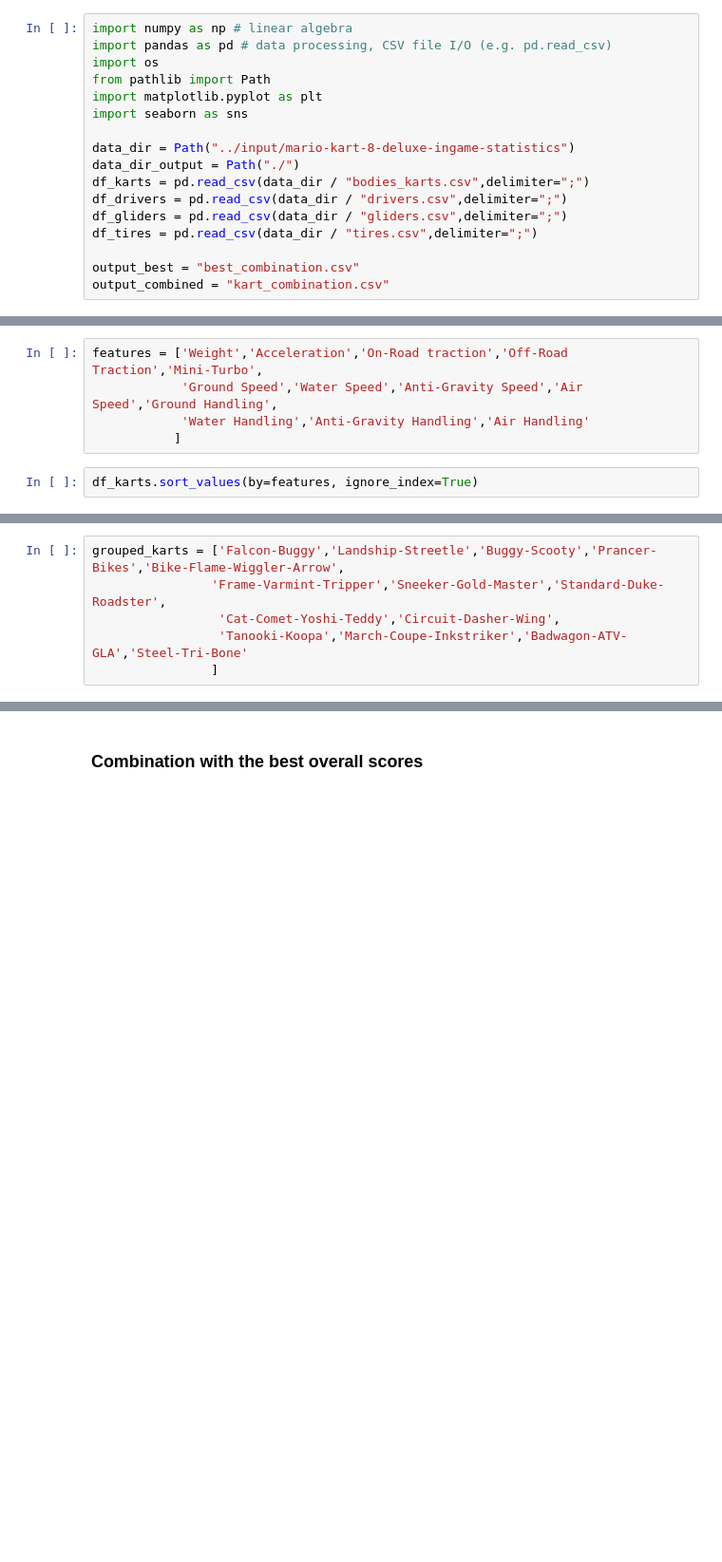
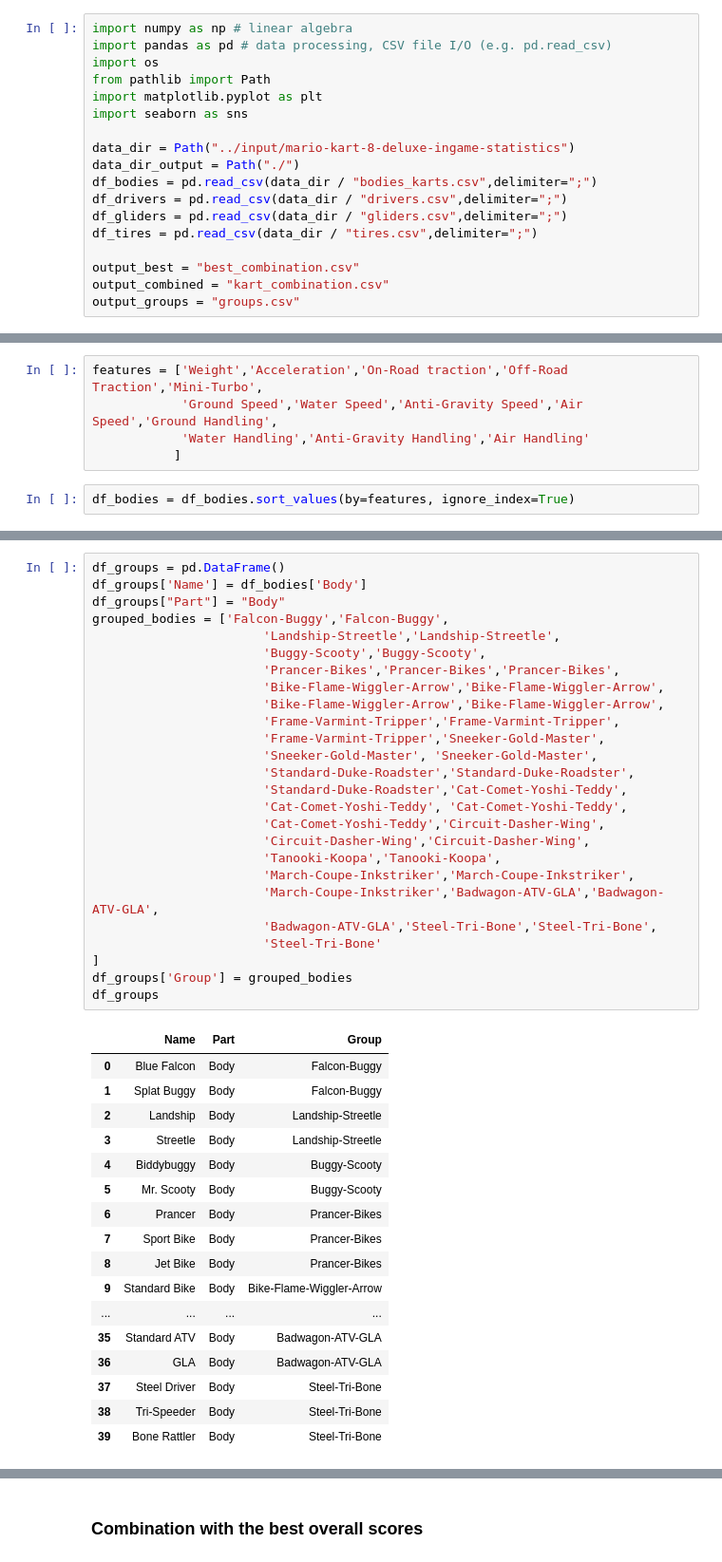
Before and after one commit to dorothyynwong/mario_kart_8_best, a Jupyter notebook: mario-kart-8.ipynb, the cells around one changed output, grey strips where cells are left out. Shown at 95% size. Drawn from its saved outputs; the diff is of its cells as text; blank space fills up the shorter version.

Commit message:
Kaggle Notebook | Mario Kart 8  | Version 5

```diff
--- a/mario-kart-8.ipynb
+++ b/mario-kart-8.ipynb
@@ -8,11 +8,12 @@ import seaborn as sns
 
 data_dir = Path("../input/mario-kart-8-deluxe-ingame-statistics")
 data_dir_output = Path("./")
-df_karts = pd.read_csv(data_dir / "bodies_karts.csv",delimiter=";")
+df_bodies = pd.read_csv(data_dir / "bodies_karts.csv",delimiter=";")
 df_drivers = pd.read_csv(data_dir / "drivers.csv",delimiter=";")
 df_gliders = pd.read_csv(data_dir / "gliders.csv",delimiter=";")
 df_tires = pd.read_csv(data_dir / "tires.csv",delimiter=";")
 
 output_best = "best_combination.csv"
 output_combined = "kart_combination.csv"
+output_groups = "groups.csv"
 # %%
@@ -73,4 +74,4 @@ features = ['Weight','Acceleration','On-Road traction','Off-Road Traction','Mini
             'Water Handling','Anti-Gravity Handling','Air Handling'
            ]
 # %%
-df_karts.sort_values(by=features, ignore_index=True)
+df_bodies = df_bodies.sort_values(by=features, ignore_index=True)
@@ -95,6 +78,44 @@ df_karts.sort_values(by=features, ignore_index=True)
 # %%
-grouped_karts = ['Falcon-Buggy','Landship-Streetle','Buggy-Scooty','Prancer-Bikes','Bike-Flame-Wiggler-Arrow',
-                'Frame-Varmint-Tripper','Sneeker-Gold-Master','Standard-Duke-Roadster',
-                 'Cat-Comet-Yoshi-Teddy','Circuit-Dasher-Wing',
-                 'Tanooki-Koopa','March-Coupe-Inkstriker','Badwagon-ATV-GLA','Steel-Tri-Bone'
-                ]
+df_groups = pd.DataFrame()
+df_groups['Name'] = df_bodies['Body']
+df_groups["Part"] = "Body"
+grouped_bodies = ['Falcon-Buggy','Falcon-Buggy',
+                       'Landship-Streetle','Landship-Streetle',
+                       'Buggy-Scooty','Buggy-Scooty',
+                       'Prancer-Bikes','Prancer-Bikes','Prancer-Bikes',
+                       'Bike-Flame-Wiggler-Arrow','Bike-Flame-Wiggler-Arrow',
+                       'Bike-Flame-Wiggler-Arrow','Bike-Flame-Wiggler-Arrow',
+                       'Frame-Varmint-Tripper','Frame-Varmint-Tripper',
+                       'Frame-Varmint-Tripper','Sneeker-Gold-Master',
+                       'Sneeker-Gold-Master', 'Sneeker-Gold-Master',
+                       'Standard-Duke-Roadster','Standard-Duke-Roadster',
+                       'Standard-Duke-Roadster','Cat-Comet-Yoshi-Teddy',
+                       'Cat-Comet-Yoshi-Teddy', 'Cat-Comet-Yoshi-Teddy',
+                       'Cat-Comet-Yoshi-Teddy','Circuit-Dasher-Wing',
+                       'Circuit-Dasher-Wing','Circuit-Dasher-Wing',
+                       'Tanooki-Koopa','Tanooki-Koopa',
+                       'March-Coupe-Inkstriker','March-Coupe-Inkstriker',
+                       'March-Coupe-Inkstriker','Badwagon-ATV-GLA','Badwagon-ATV-GLA',
+                       'Badwagon-ATV-GLA','Steel-Tri-Bone','Steel-Tri-Bone',
+                       'Steel-Tri-Bone'
+]
+df_groups['Group'] = grouped_bodies
+df_groups
+# %% [output]
+|  | Name | Part | Group |
+| 0 | Blue Falcon | Body | Falcon-Buggy |
+| 1 | Splat Buggy | Body | Falcon-Buggy |
+| 2 | Landship | Body | Landship-Streetle |
+| 3 | Streetle | Body | Landship-Streetle |
+| 4 | Biddybuggy | Body | Buggy-Scooty |
+| 5 | Mr. Scooty | Body | Buggy-Scooty |
+| 6 | Prancer | Body | Prancer-Bikes |
+| 7 | Sport Bike | Body | Prancer-Bikes |
+| 8 | Jet Bike | Body | Prancer-Bikes |
+| 9 | Standard Bike | Body | Bike-Flame-Wiggler-Arrow |
+| ... | ... | ... | ... |
+| 35 | Standard ATV | Body | Badwagon-ATV-GLA |
+| 36 | GLA | Body | Badwagon-ATV-GLA |
+| 37 | Steel Driver | Body | Steel-Tri-Bone |
+| 38 | Tri-Speeder | Body | Steel-Tri-Bone |
+| 39 | Bone Rattler | Body | Steel-Tri-Bone |
```
Also changed, not shown: parts of 19 cells of this notebook.
